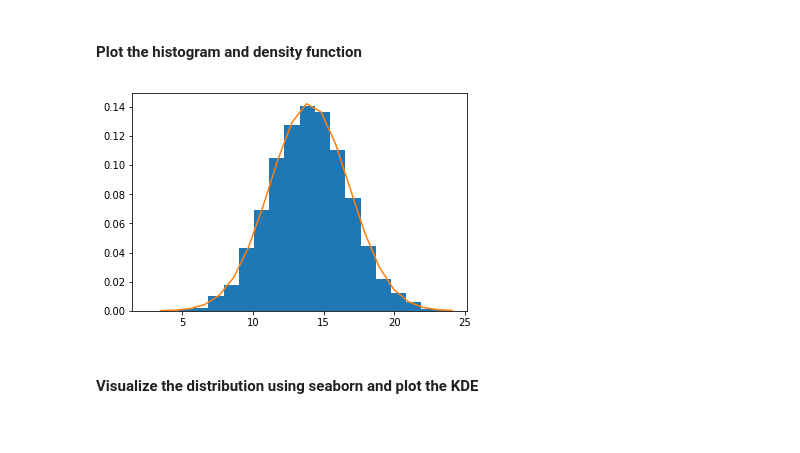
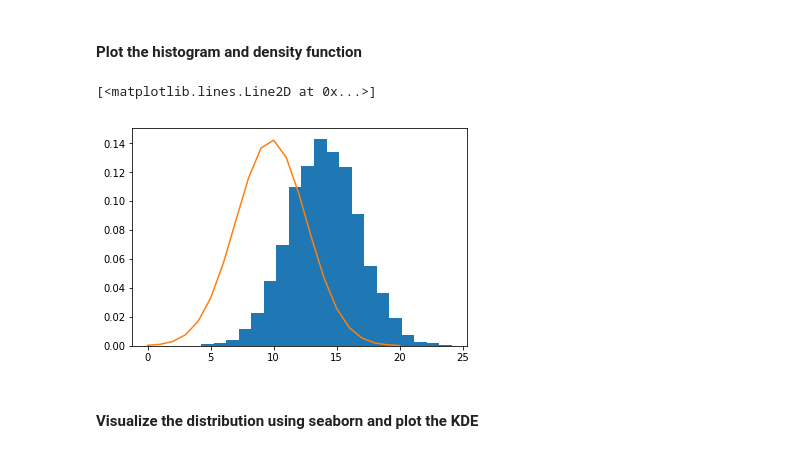
Before and after one commit to molron94/dsc-1-09-13-normal-gaussian-distributions-lab-nyc-ds-career-031119, a Jupyter notebook: index.ipynb, the cells around one changed output. Drawn from its saved outputs; the diff is of its cells as text; code cells hidden in the pictures.

```diff
--- a/index.ipynb
+++ b/index.ipynb
@@ -57,8 +57,11 @@ density = 1/(sigma * np.sqrt(2 * np.pi)) * np.exp( - (bins - mu)**2 / (2 * sigma
 #### Plot the histogram and density function
 # %%
 # Plot histogram along with the density function
+plt.hist(s, 20, density=True)
+plt.plot(density)
 # %% [output]
+[<matplotlib.lines.Line2D at 0x...>]
-[figure, old version]
+[figure, new version]
 # %% [markdown]
 #### Visualize the distribution using seaborn and plot the KDE
 # %%
```
